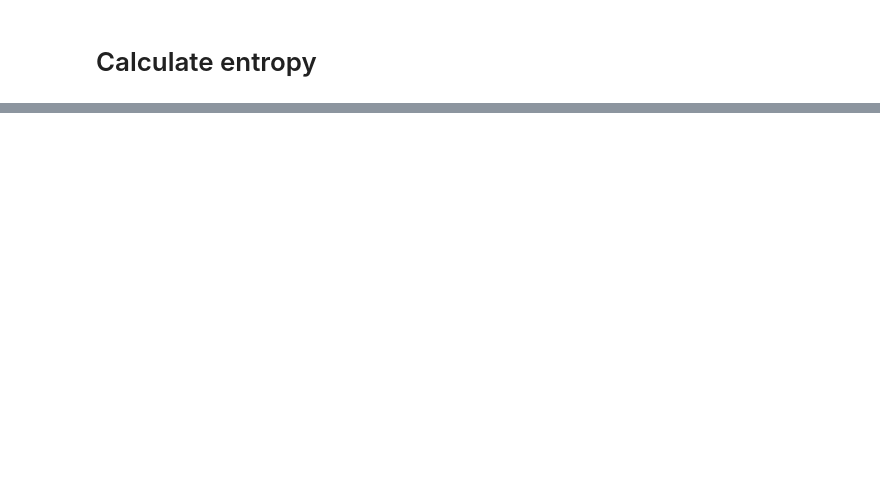
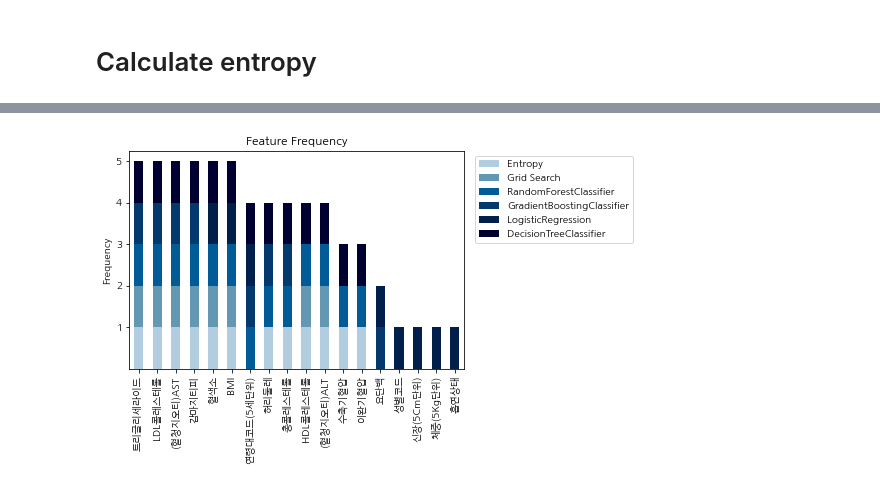
Before and after one commit to Insulang-Guide/2021_DatabaseApplication, a Jupyter notebook: pbl1/calculate_entropy.ipynb, the cells around one changed output, grey strips where cells are left out. Drawn from its saved outputs; the diff is of its cells as text; code cells hidden in the pictures; blank space fills up the shorter version.

```diff
--- a/pbl1/calculate_entropy.ipynb
+++ b/pbl1/calculate_entropy.ipynb
@@ -47,0 +77,25 @@ calc_entropy(df)
+# %%
+labels = ['트리글리세라이드', 'LDL콜레스테롤', '(혈청지오티)AST', '감마지티피',
+       '혈색소', 'BMI',
+       '연령대코드(5세단위)', '허리둘레', '총콜레스테롤', 'HDL콜레스테롤', '(혈청지오티)ALT',
+       '수축기혈압','이완기혈압',
+       '요단백',
+       '성별코드', '신장(5Cm단위)', '체중(5Kg단위)', '흡연상태']
+
+result_entropy = ['트리글리세라이드', '총콜레스테롤', 'LDL콜레스테롤', '허리둘레', '감마지티피', '혈색소', 'HDL콜레스테롤', '수축기혈압', '(혈청지오티)ALT', 'BMI', '이완기혈압', '(혈청지오티)AST']
+
+result_greedy = ['트리글리세라이드', 'HDL콜레스테롤', 'LDL콜레스테롤', '혈색소', '(혈청지오티)ALT', '(혈청지오티)AST', '감마지티피', 'BMI']
+
+result_RFC = ['연령대코드(5세단위)', '허리둘레', '수축기혈압', '이완기혈압', '총콜레스테롤', '트리글리세라이드',
+       'HDL콜레스테롤', 'LDL콜레스테롤', '혈색소', '(혈청지오티)AST', '(혈청지오티)ALT', '감마지티피',
+       'BMI']
+
+result_GBC = ['연령대코드(5세단위)', '허리둘레', '총콜레스테롤', '트리글리세라이드', 'LDL콜레스테롤', '요단백',
+       '(혈청지오티)AST', '감마지티피']
+
+result_LR = ['성별코드', '연령대코드(5세단위)', '신장(5Cm단위)', '체중(5Kg단위)', '혈색소', '요단백', '흡연상태',
+       'BMI']
+
+result_DTC = ['연령대코드(5세단위)', '허리둘레', '수축기혈압', '이완기혈압', '총콜레스테롤', '트리글리세라이드',
+       'HDL콜레스테롤', 'LDL콜레스테롤', '혈색소', '(혈청지오티)AST', '(혈청지오티)ALT', '감마지티피',
+       'BMI']
@@ -47,0 +144,11 @@ calc_entropy(df)
+# %%
+df = pd.DataFrame({
+        'Entropy': value_entropy,
+        'Grid Search': value_greedy,
+        'RandomForestClassifier': value_RFC,
+        'GradientBoostingClassifier': value_GBC,
+        'LogisticRegression': value_LR,
+        'DecisionTreeClassifier': value_DTC
+    },
+    index=labels)
+df
@@ -47,0 +173,9 @@ calc_entropy(df)
+# %%
+df.plot.bar(stacked=True, color=['#b3cde0', '#6497b1', '#005b96', '#03396c', '#011f4b', '#000030'])
+plt.title('Feature Frequency')
+plt.ylabel('Frequency')
+plt.legend(loc='upper right', bbox_to_anchor=(1.52, 1.0))
+plt.yticks(np.arange(1, 6))
+plt.show()
+# %% [output]
+[figure, added]
```
Also changed, not shown: parts of 7 cells of this notebook, 1 other file.
